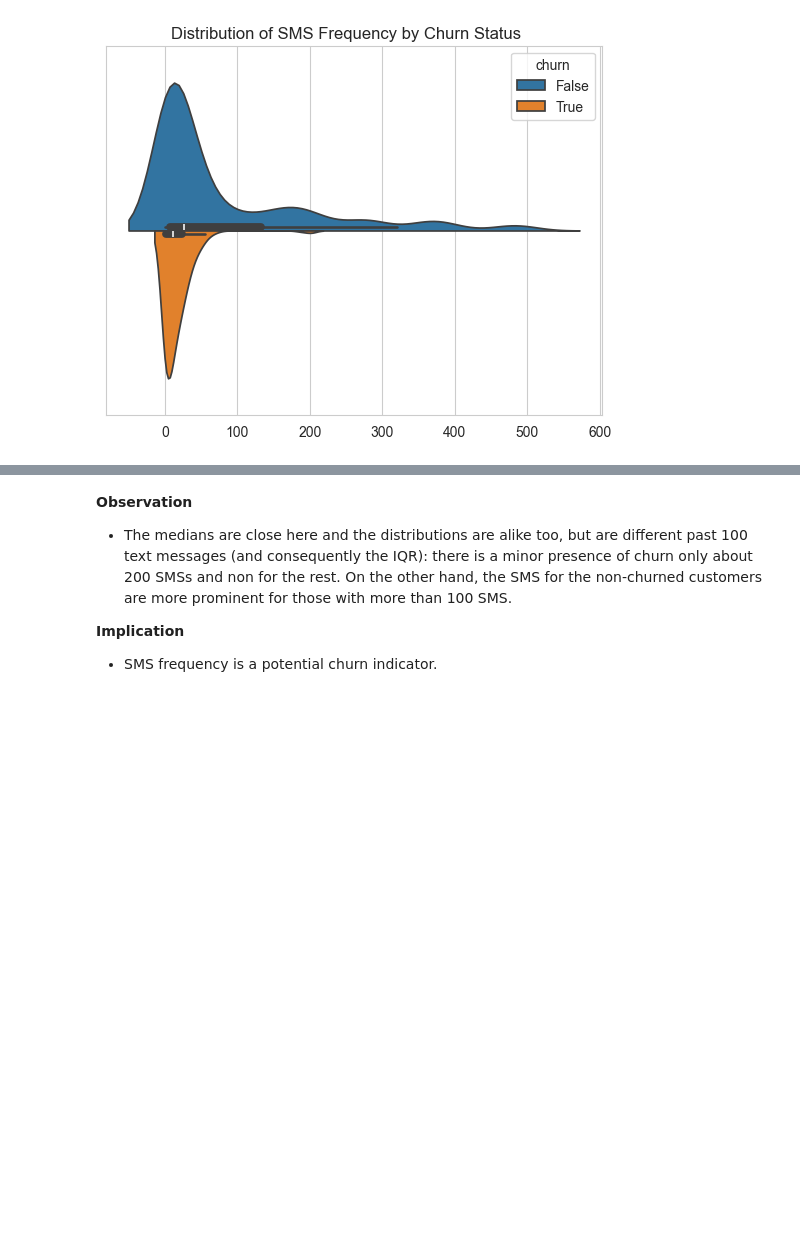
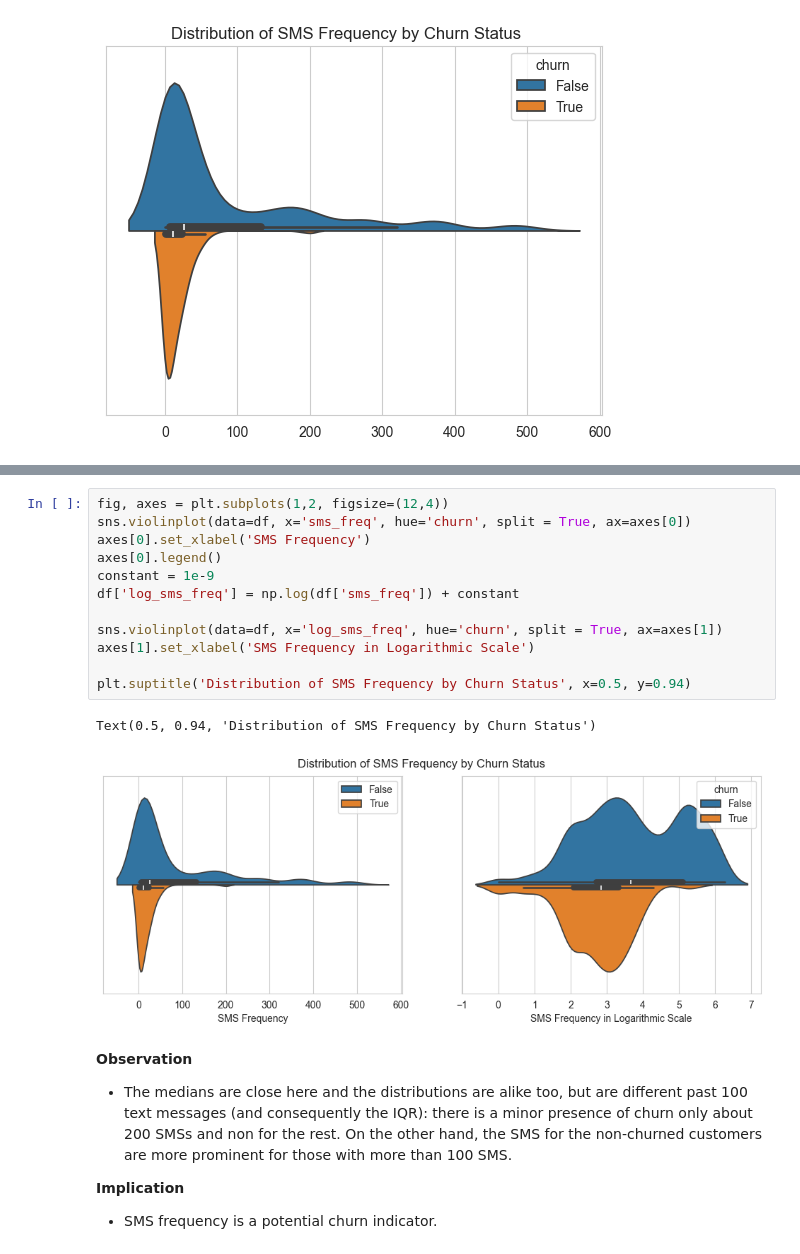
Before and after one commit to mlcuadra1/Churn-Risk-EDA, a Jupyter notebook: notebooks/Script 2 - EDA.ipynb, the cells around one changed output, grey strips where cells are left out. Drawn from its saved outputs; the diff is of its cells as text; blank space fills up the shorter version.

Commit message:
Logarithmic Scale for SMS

```diff
--- a/notebooks/Script 2 - EDA.ipynb
+++ b/notebooks/Script 2 - EDA.ipynb
@@ -323,3 +327,18 @@ Text(0.5, 0.92, 'Distribution of SMS Frequency by Churn Status')
+# %%
+fig, axes = plt.subplots(1,2, figsize=(12,4))
+sns.violinplot(data=df, x='sms_freq', hue='churn', split = True, ax=axes[0])
+axes[0].set_xlabel('SMS Frequency')
+axes[0].legend()
+constant = 1e-9
+df['log_sms_freq'] = np.log(df['sms_freq']) + constant
+
+sns.violinplot(data=df, x='log_sms_freq', hue='churn', split = True, ax=axes[1])
+axes[1].set_xlabel('SMS Frequency in Logarithmic Scale')
+
+plt.suptitle('Distribution of SMS Frequency by Churn Status', x=0.5, y=0.94)
+# %% [output]
+Text(0.5, 0.94, 'Distribution of SMS Frequency by Churn Status')
+[figure, added]
 # %% [markdown]
 **Observation**
 - The medians are close here and the distributions are alike too, but are different past 100 text messages (and consequently the IQR): there is a minor presence of churn only about 200 SMSs and non for the rest. On the other hand, the SMS for the non-churned customers are more prominent for those with more than 100 SMS.
```
Also changed, not shown: parts of 2 cells of this notebook, 1 other file.
